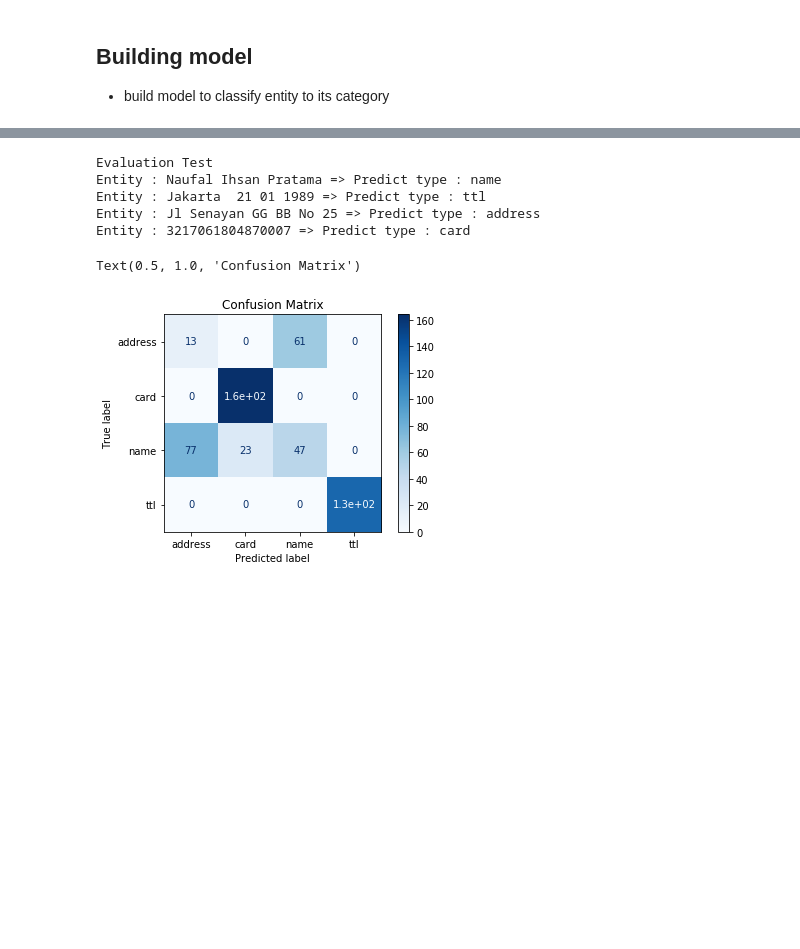
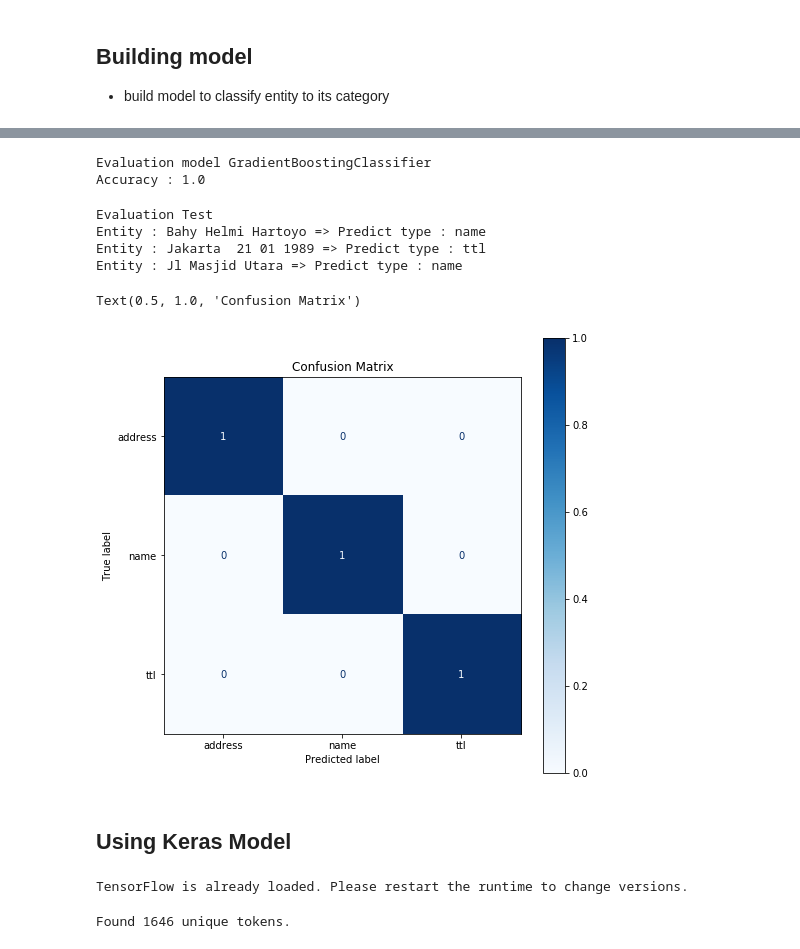
Before and after one commit to naufalihsan/tesseract, a Jupyter notebook: Text_Predicting.ipynb, the cells around one changed output, grey strips where cells are left out. Cells and saved outputs as stored; diff of their text form; code cells hidden in the pictures; blank space fills up the shorter version.

Commit message:
Compare modeling and Tuning param

```diff
--- a/Text_Predicting.ipynb
+++ b/Text_Predicting.ipynb
@@ -89,0 +61,3 @@ result3 = train.query('category == "ttl" or category == "card"')
+# %%
+result3 = train.query('category == "ttl"')
+result3['entity'] = result3.loc[:,'entity'].apply(lambda z : z.replace('-',' '))
@@ -102,7 +106,7 @@ files.download('new_train.csv')
 # %%
 from sklearn.feature_extraction.text import CountVectorizer
 
-count_vect = CountVectorizer()
+count_vect = CountVectorizer(min_df = 0)
 X_train_counts = count_vect.fit_transform(result['entity'])
 # %%
 from sklearn.feature_extraction.text import TfidfTransformer
@@ -126,4 +124,4 @@ print(target)
 # %%
 from sklearn.model_selection import train_test_split
 
-X_train, X_test, y_train, y_test = train_test_split(X_train_tfidf, target, test_size = 0.15, random_state = 21)
+X_train, X_test, y_train, y_test = train_test_split(X_train_tfidf, target, test_size = 0.20, random_state = 21)
@@ -129,0 +140,9 @@ X_train, X_test, y_train, y_test = train_test_split(X_train_tfidf, target, test_
+# %%
+from sklearn.linear_model import LogisticRegression
+
+classifier = LogisticRegression()
+classifier.fit(X_train, y_train)
+score = classifier.score(X_test, y_test)
+
+print("Evaluation model LogisticRegression")
+print("Accuracy:", score)
@@ -168,35 +201,64 @@ clf = GradientBoostingClassifier(
     learning_rate=1,
     max_depth=2,
     random_state=21).fit(X_train, y_train)
+# %%
+score = clf.score(X_test, y_test)
+
+print("Evaluation model GradientBoostingClassifier")
+print("Accuracy :", score)
+# %% [output]
+Evaluation model GradientBoostingClassifier
+Accuracy : 1.0
 # %%
-datas = ['Naufal Ihsan Pratama',
-         'Jakarta  21 01 1989',
-         'Jl Senayan GG BB No 25',
-         '3217061804870007']
-X_new_counts = count_vect.transform(datas)
-X_new_tfidf = tfidf_transformer.transform(X_new_counts)
-
-cheatsheet = dict(zip(encoder.transform(encoder.classes_), encoder.classes_))
 predicted = clf.predict(X_new_tfidf)
 
 print('Evaluation Test')
-
 for doc, category in zip(datas, predicted):
     print('Entity : {} => Predict type : {}'.format(doc, cheatsheet[category]))
 # %% [output]
 Evaluation Test
-Entity : Naufal Ihsan Pratama => Predict type : name
+Entity : Bahy Helmi Hartoyo => Predict type : name
 Entity : Jakarta  21 01 1989 => Predict type : ttl
-Entity : Jl Senayan GG BB No 25 => Predict type : address
-Entity : 3217061804870007 => Predict type : card
+Entity : Jl Masjid Utara => Predict type : name
 # %%
 from sklearn.metrics import plot_confusion_matrix
 import matplotlib as plt
 
 disp = plot_confusion_matrix(clf, X_test, y_test,
                                  display_labels= encoder.classes_,
-                                 cmap=plt.cm.Blues)
+                                 cmap=plt.cm.Blues,normalize='pred')
+disp.figure_.set_size_inches(8,8)
 disp.ax_.set_title('Confusion Matrix')
 # %% [output]
 Text(0.5, 1.0, 'Confusion Matrix')
-[figure, old version]
+[figure, new version]
+# %% [markdown]
+## Using Keras Model
+# %%
+from __future__ import absolute_import, division, print_function, unicode_literals
+try:
+  # %tensorflow_version only exists in Colab.
+  %tensorflow_version 2.x
+except Exception:
+  pass
+import tensorflow as tf
+# %% [output]
+TensorFlow is already loaded. Please restart the runtime to change versions.
+# %%
+from tensorflow.keras.preprocessing.text import Tokenizer
+
+# The maximum number of words to be used. (most frequent)
+MAX_NB_WORDS = 50000
+
+# Max number of words in each entity
+MAX_SEQUENCE_LENGTH = 5
+
+# This is fixed.
+EMBEDDING_DIM = 100
+
+tokenizer = Tokenizer(num_words=MAX_NB_WORDS, filters='!"#$%&()*+,-./:;<=>?@[\]^_`{|}~', lower = True)
+tokenizer.fit_on_texts(result['entity'].values)
+word_index = tokenizer.word_index
+print('Found %s unique tokens.' % len(word_index))
+# %% [output]
+Found 1646 unique tokens.
```
Also changed, not shown: parts of 27 cells of this notebook.
